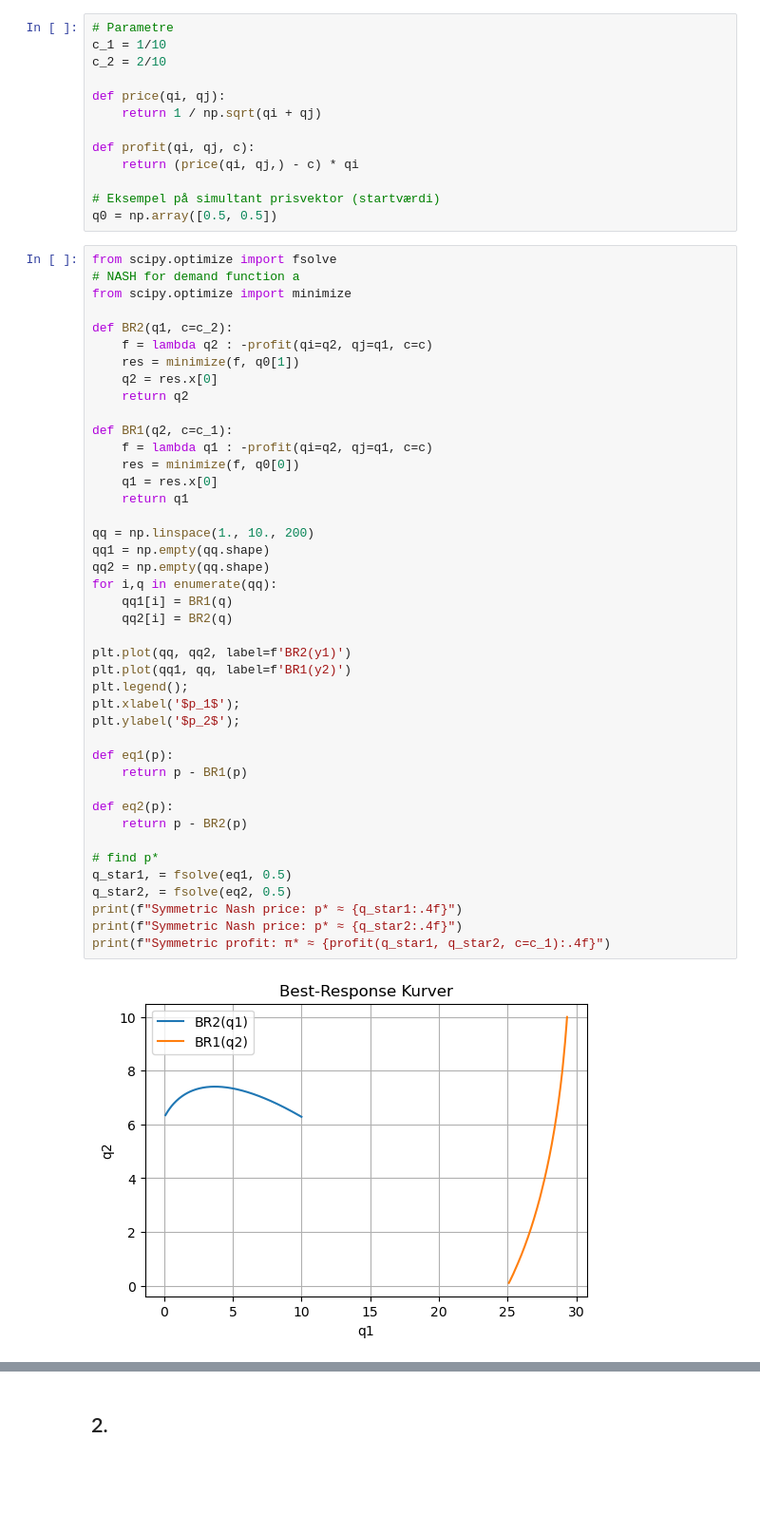
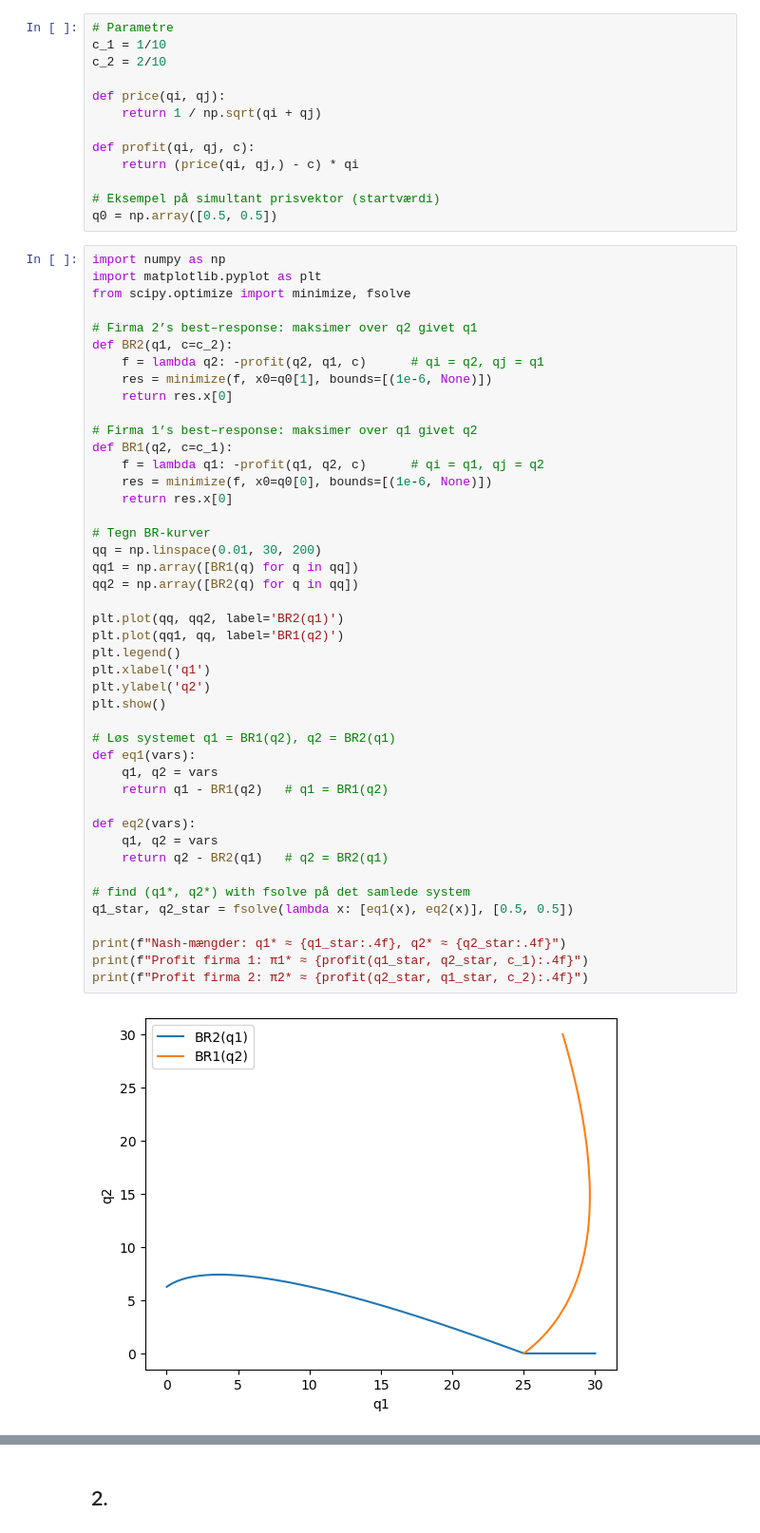
Before and after one commit to jaco477a/Eksamens-opgaver, a Jupyter notebook: Kode/2024/opg3.ipynb, the cells around one changed output, grey strips where cells are left out. Shown at 95% size. Saved outputs shown, nothing was run; the diff lists cells and outputs as text; blank space fills up the shorter version.

```diff
--- a/Kode/2024/opg3.ipynb
+++ b/Kode/2024/opg3.ipynb
@@ -29,49 +29,51 @@ def profit(qi, qj, c):
 # Eksempel på simultant prisvektor (startværdi)
 q0 = np.array([0.5, 0.5])
 # %%
-from scipy.optimize import fsolve
-# NASH for demand function a
-from scipy.optimize import minimize
+import numpy as np
+import matplotlib.pyplot as plt
+from scipy.optimize import minimize, fsolve
 
+# Firma 2’s best–response: maksimer over q2 givet q1
 def BR2(q1, c=c_2):
-    f = lambda q2 : -profit(qi=q2, qj=q1, c=c)
-    res = minimize(f, q0[1])
-    q2 = res.x[0]
-    return q2
+    f = lambda q2: -profit(q2, q1, c)      # qi = q2, qj = q1
+    res = minimize(f, x0=q0[1], bounds=[(1e-6, None)])
+    return res.x[0]
 
+# Firma 1’s best–response: maksimer over q1 givet q2
 def BR1(q2, c=c_1):
-    f = lambda q1 : -profit(qi=q2, qj=q1, c=c)
-    res = minimize(f, q0[0])
-    q1 = res.x[0]
-    return q1
+    f = lambda q1: -profit(q1, q2, c)      # qi = q1, qj = q2
+    res = minimize(f, x0=q0[0], bounds=[(1e-6, None)])
+    return res.x[0]
 
-qq = np.linspace(1., 10., 200)
-qq1 = np.empty(qq.shape)
-qq2 = np.empty(qq.shape)
-for i,q in enumerate(qq):
-    qq1[i] = BR1(q)
-    qq2[i] = BR2(q)
+# Tegn BR-kurver
+qq = np.linspace(0.01, 30, 200)
+qq1 = np.array([BR1(q) for q in qq])
+qq2 = np.array([BR2(q) for q in qq])
 
-plt.plot(qq, qq2, label=f'BR2(y1)')
-plt.plot(qq1, qq, label=f'BR1(y2)')
-plt.legend();
-plt.xlabel('$p_1$');
-plt.ylabel('$p_2$');
+plt.plot(qq, qq2, label='BR2(q1)')
+plt.plot(qq1, qq, label='BR1(q2)')
+plt.legend()
+plt.xlabel('q1')
+plt.ylabel('q2')
+plt.show()
 
-def eq1(p):
-    return p - BR1(p)
+# Løs systemet q1 = BR1(q2), q2 = BR2(q1)
+def eq1(vars):
+    q1, q2 = vars
+    return q1 - BR1(q2)   # q1 = BR1(q2)
 
-def eq2(p):
-    return p - BR2(p)
+def eq2(vars):
+    q1, q2 = vars
+    return q2 - BR2(q1)   # q2 = BR2(q1)
 
-# find p*
-q_star1, = fsolve(eq1, 0.5)
-q_star2, = fsolve(eq2, 0.5)
-print(f"Symmetric Nash price: p* ≈ {q_star1:.4f}")
-print(f"Symmetric Nash price: p* ≈ {q_star2:.4f}")
-print(f"Symmetric profit: π* ≈ {profit(q_star1, q_star2, c=c_1):.4f}")
+# find (q1*, q2*) with fsolve på det samlede system
+q1_star, q2_star = fsolve(lambda x: [eq1(x), eq2(x)], [0.5, 0.5])
+
+print(f"Nash-mængder: q1* ≈ {q1_star:.4f}, q2* ≈ {q2_star:.4f}")
+print(f"Profit firma 1: π1* ≈ {profit(q1_star, q2_star, c_1):.4f}")
+print(f"Profit firma 2: π2* ≈ {profit(q2_star, q1_star, c_2):.4f}")
 # %% [output]
-[figure, old version]
+[figure, new version]
 Nash-mængder: q1* ≈ 24.9138, q2* ≈ -0.2072
 Profit firma 1: π1* ≈ 2.5209
 Profit firma 2: π2* ≈ -0.0002
```
